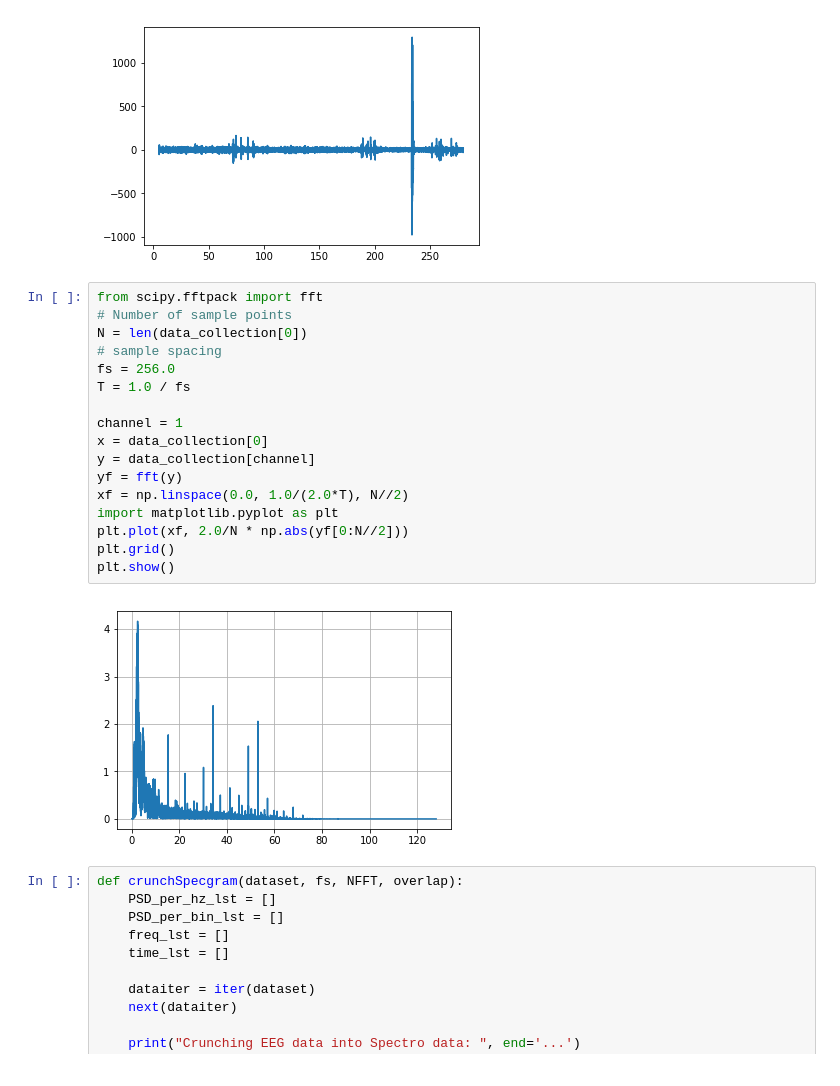
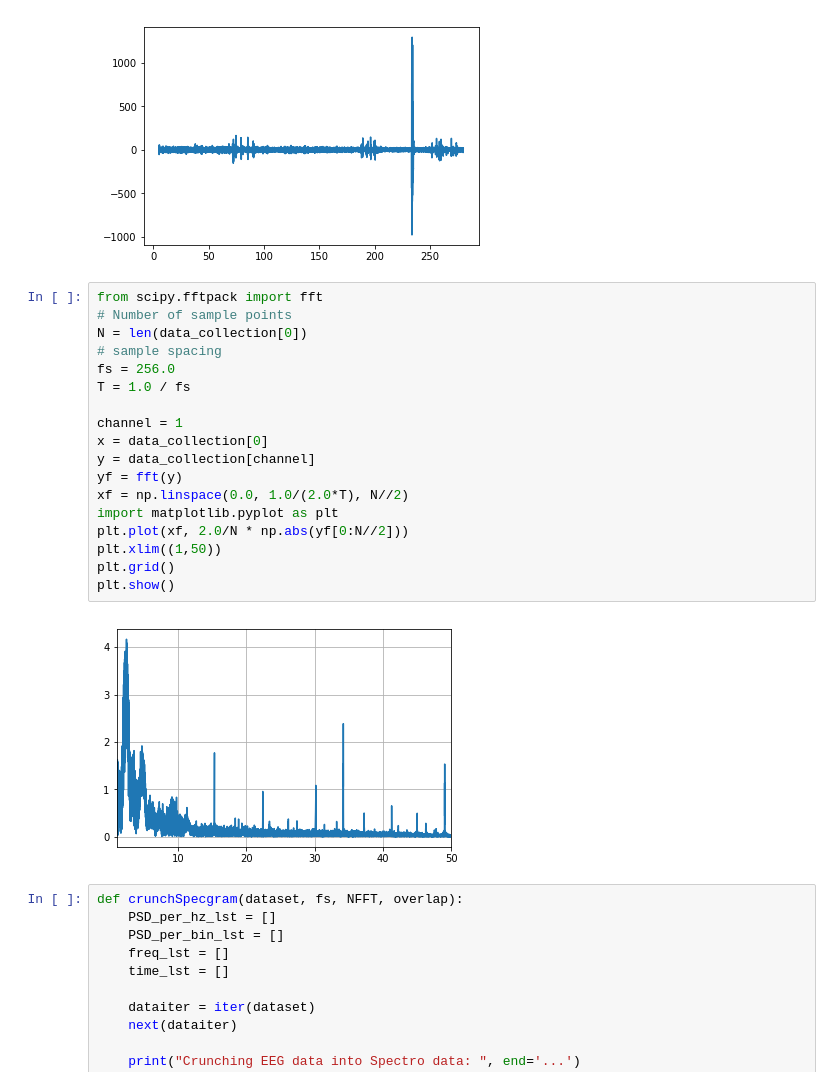
Before and after one commit to edwardyliu/WaveCatcher, a Jupyter notebook: misc/continuousFFT.ipynb, the cells around one changed output. Saved outputs shown, nothing was run; the diff lists cells and outputs as text.

Commit message:
fixed xlim to 1-50hz

```diff
--- a/misc/continuousFFT.ipynb
+++ b/misc/continuousFFT.ipynb
@@ -106,22 +106,23 @@ Bandpassing EEG data to be between 1 Hz and 45 Hz: ... Complete
 # %%
 from scipy.fftpack import fft
 # Number of sample points
 N = len(data_collection[0])
 # sample spacing
 fs = 256.0
 T = 1.0 / fs
 
 channel = 1
 x = data_collection[0]
 y = data_collection[channel]
 yf = fft(y)
 xf = np.linspace(0.0, 1.0/(2.0*T), N//2)
 import matplotlib.pyplot as plt
 plt.plot(xf, 2.0/N * np.abs(yf[0:N//2]))
+plt.xlim((1,50))
 plt.grid()
 plt.show()
 # %% [output]
-[figure, old version]
+[figure, new version]
 # %%
 def crunchSpecgram(dataset, fs, NFFT, overlap):
     PSD_per_hz_lst = []
```
Also changed, not shown: parts of 1 cell of this notebook, 1 other file.
